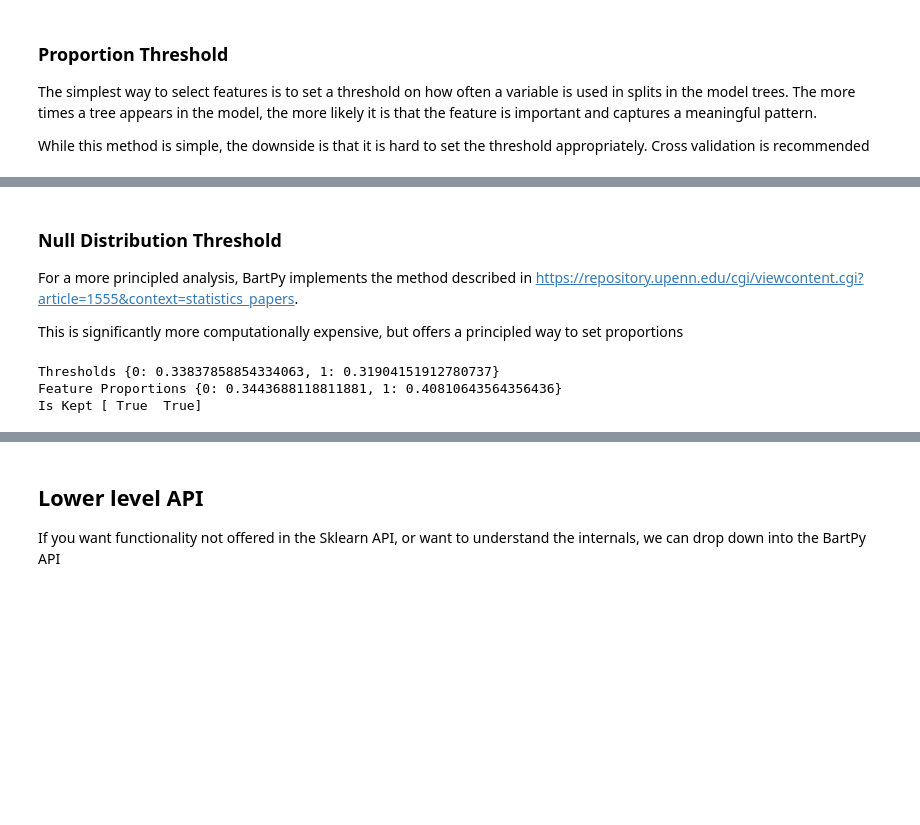
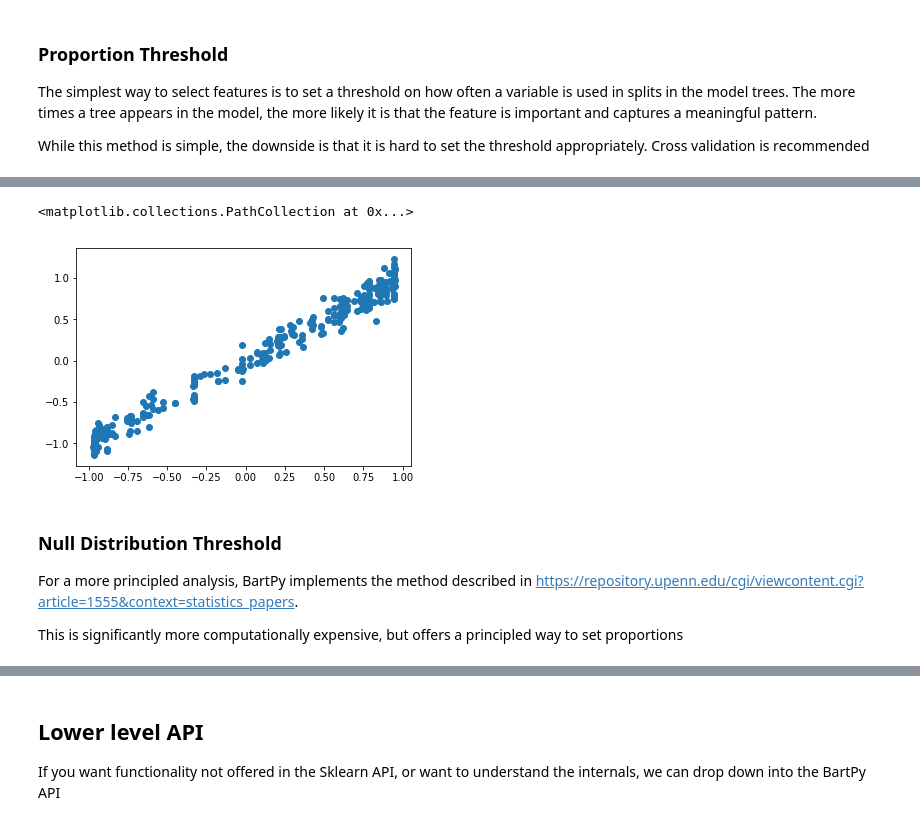
Before and after one commit to JakeColtman/bartpy, a Jupyter notebook: examples/Feature Selection.ipynb, the cells around one changed output, grey strips where cells are left out. Cells and saved outputs as stored; diff of their text form; code cells hidden in the pictures; blank space fills up the shorter version.

Commit message:
Make it easy to plot diagnostics directly from the Sklearn filter object

```diff
--- a/examples/Feature Selection.ipynb
+++ b/examples/Feature Selection.ipynb
@@ -54,4 +54,9 @@ Feature Proportions {0: 0.5208892295898812, 1: 0.17247987734764278}
 Is Kept [ True False]
+# %%
+plt.scatter(model.predict(X), y)
+# %% [output]
+<matplotlib.collections.PathCollection at 0x...>
+[figure, added]
 # %% [markdown]
 ### Null Distribution Threshold
 
@@ -65,8 +70,4 @@ model = pipeline.fit(X, y)
 # %%
-print("Thresholds", model.named_steps["selectnulldistributionthreshold"].thresholds)
-print("Feature Proportions", model.named_steps["selectnulldistributionthreshold"].feature_proportions)
-print("Is Kept", model.named_steps["selectnulldistributionthreshold"]._get_support_mask())
+print("Thresholds", pipeline_model.named_steps["selectnulldistributionthreshold"].thresholds)
+print("Feature Proportions", pipeline_model.named_steps["selectnulldistributionthreshold"].feature_proportions)
+print("Is Kept", pipeline_model.named_steps["selectnulldistributionthreshold"]._get_support_mask())
-# %% [output]
-Thresholds {0: 0.33837858854334063, 1: 0.31904151912780737}
-Feature Proportions {0: 0.3443688118811881, 1: 0.40810643564356436}
-Is Kept [ True  True]
```
Also changed, not shown: parts of 6 cells of this notebook, 2 other files.
